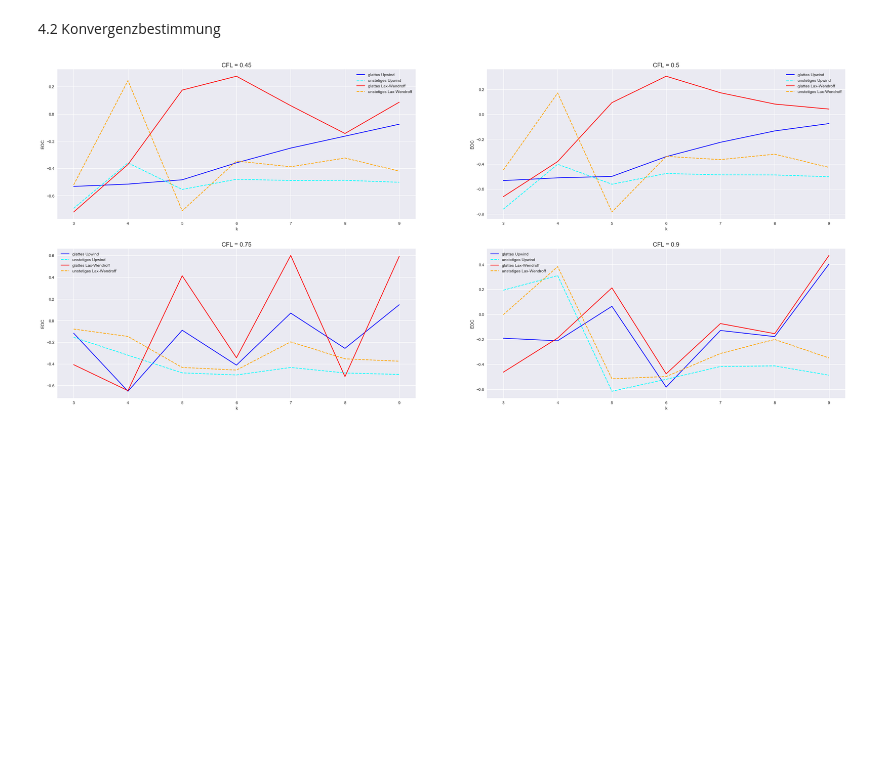
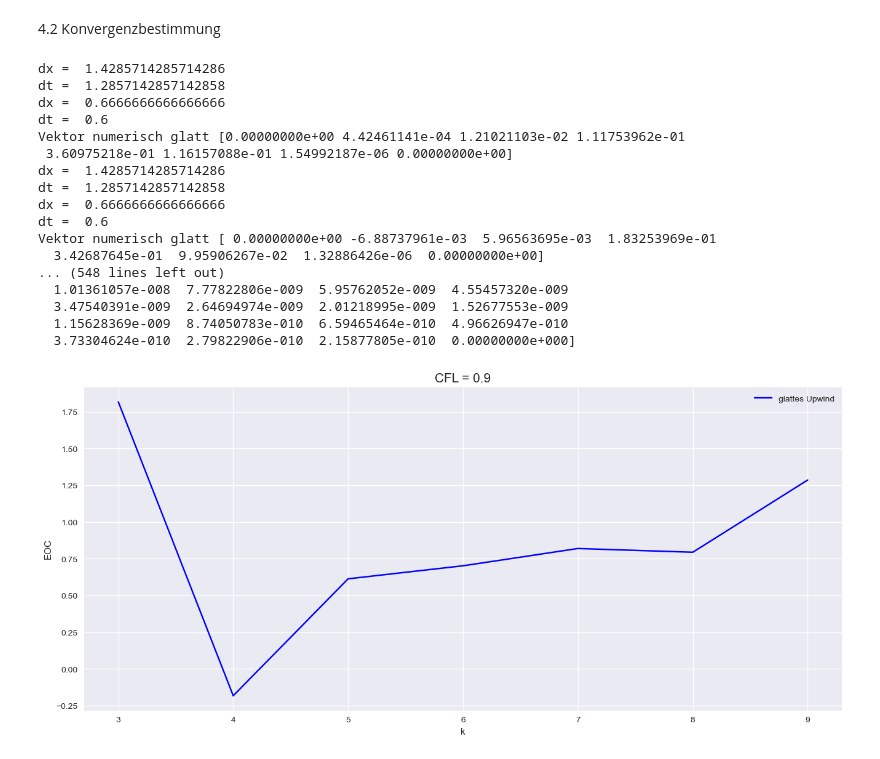
Before and after one commit to Javiermateor/Flachwassergleichung, a Jupyter notebook: HA4.ipynb, the cells around one changed output. Saved outputs shown, nothing was run; the diff lists cells and outputs as text; code cells hidden in the pictures; blank space fills up the shorter version.

```diff
--- a/HA4.ipynb
+++ b/HA4.ipynb
@@ -113,11 +123,7 @@ def konvergenz(CFL, k, norm,verfahren):
     elif verfahren == "Lax-Wendroff":
         U_ver_glatt_k, U_ver_unstetig_k= lax_wendroff(CFL, Nx = 2**(k))
         U_ver_glatt_k1, U_ver_unstetig_k1= lax_wendroff(CFL, Nx = 2**(k+1))
-        #print("Nächster Schritt:", U_ver_unstetig_k)
-        #print("letztes Schritt:", U_ver_unstetig_k[-1,:])
 
-    # print(U_ana_glatt_k.shape)
-    # print(U_ver_glatt_k.shape)
 
 
     x_k = np.linspace(0, 10, 2**(k))
@@ -127,8 +133,8 @@ def konvergenz(CFL, k, norm,verfahren):
     dx_k1 = x_k1[1]-x_k1[0]
 
     #Experimentelle Konvergenzbestimmung / Quelle: HA4, Gl. 4.37
-    EOC_glatt    = (np.log(LA.norm((U_ana_glatt_k1[-1,:]    -   U_ver_glatt_k1[-1,:]), ord= norm)) - np.log(LA.norm((U_ana_glatt_k[-1,:]    -       U_ver_glatt_k[-1,:]   ),ord=norm)))/(np.log(dx_k1)-np.log(dx_k))
-    EOC_unstetig = (np.log(LA.norm((U_ana_unstetig_k1[-1,:] - U_ver_unstetig_k1[-1,:]), ord=norm)) - np.log(LA.norm((U_ana_unstetig_k[-1,:] - U_ver_unstetig_k[-1,:]),ord=norm)))/(np.log(dx_k1)-np.log(dx_k))
+    EOC_glatt    = (np.math.log(LA.norm((U_ana_glatt_k1    -   U_ver_glatt_k1[-1,:]), ord= norm)) - np.math.log(LA.norm((U_ana_glatt_k    -       U_ver_glatt_k[-1,:]   ),ord=norm)))/(np.math.log(dx_k1)-np.log(dx_k))
+    EOC_unstetig = (np.math.log(LA.norm((U_ana_unstetig_k1 - U_ver_unstetig_k1[-1,:]), ord=norm)) - np.math.log(LA.norm((U_ana_unstetig_k - U_ver_unstetig_k[-1,:]),ord=norm)))/(np.math.log(dx_k1)-np.log(dx_k))
 
     return EOC_glatt, EOC_unstetig
 # %%
@@ -137,12 +143,13 @@ plt.style.use('seaborn')
 x = np.array([3,4,5,6,7,8,9])
 ks = np.array([3,4,5,6,7,8,9])
 
-#norm = np.inf
-norm = 1
+
+norm = np.inf
+# norm = 1
 #norm = 2
 
-CFLs = [0.45, 0.5, 0.75, 0.9]
-# CFLs = [0.45]
+# CFLs = [0.45, 0.5, 0.75, 0.9]
+CFLs = [0.9]
 
 fig = plt.figure(figsize=(35, 15))
 # fig.suptitle(f'Glatte vs Unstetige Anfangsbedingungen mit Norm = {norm}', fontsize=16)
@@ -154,34 +161,51 @@ for CFL in CFLs:
     eoc_glatt_upwind = []
     eoc_unstetig_upwind = []
 
     eoc_glatt_lax = []
     eoc_unstetig_lax = []
 
     for k in ks:
         # Upwind Verfahren
         EOC_glatt_upwind, EOC_unstetig_upwind = konvergenz(CFL = CFL, k = k, norm = norm, verfahren = "UpWind")
         eoc_glatt_upwind.append(EOC_glatt_upwind)
         eoc_unstetig_upwind.append(EOC_unstetig_upwind)
 
         # Lax-Wendroff Verfahren
         EOC_glatt_lax, EOC_unstetig_lax = konvergenz(CFL = CFL, k = k, norm = norm, verfahren = "Lax-Wendroff")
         eoc_glatt_lax.append(EOC_glatt_lax)
         eoc_unstetig_lax.append(EOC_unstetig_lax)
 
 
     #Subplots
     ax = fig.add_subplot(2,2,i)
     ax.plot(x, eoc_glatt_upwind, color='blue',  label='glattes Upwind')
-    ax.plot(x, eoc_unstetig_upwind,'--',color='cyan', label='unstetiges Upwind')
-    ax.plot(x, eoc_glatt_lax, color='red', label='glattes Lax-Wendroff')
-    ax.plot(x, eoc_unstetig_lax,'--', color= 'orange', label='unstetiges Lax-Wendroff')
+    # ax.plot(x, eoc_unstetig_upwind,'--',color='cyan', label='unstetiges Upwind')
+    # ax.plot(x, eoc_glatt_lax, color='red', label='glattes Lax-Wendroff')
+    # ax.plot(x, eoc_unstetig_lax,'--', color= 'orange', label='unstetiges Lax-Wendroff')
     ax.title.set_text(f'CFL = {CFL}')
     ax.title.set_fontsize(15)
     ax.set_xlabel('k')
     ax.set_ylabel('EOC')
     plt.legend()
     i+=1
 
 plt.show()
 # %% [output]
+dx =  1.4285714285714286
+dt =  1.2857142857142858
+dx =  0.6666666666666666
+dt =  0.6
+Vektor numerisch glatt [0.00000000e+00 4.42461141e-04 1.21021103e-02 1.11753962e-01
+ 3.60975218e-01 1.16157088e-01 1.54992187e-06 0.00000000e+00]
+dx =  1.4285714285714286
+dt =  1.2857142857142858
+dx =  0.6666666666666666
+dt =  0.6
+Vektor numerisch glatt [ 0.00000000e+00 -6.88737961e-03  5.96563695e-03  1.83253969e-01
+  3.42687645e-01  9.95906267e-02  1.32886426e-06  0.00000000e+00]
+... (548 lines left out)
+  1.01361057e-008  7.77822806e-009  5.95762052e-009  4.55457320e-009
+  3.47540391e-009  2.64694974e-009  2.01218995e-009  1.52677553e-009
+  1.15628369e-009  8.74050783e-010  6.59465464e-010  4.96626947e-010
+  3.73304624e-010  2.79822906e-010  2.15877805e-010  0.00000000e+000]
-[figure, old version]
+[figure, new version]
```
Also changed, not shown: parts of 2 cells of this notebook.
